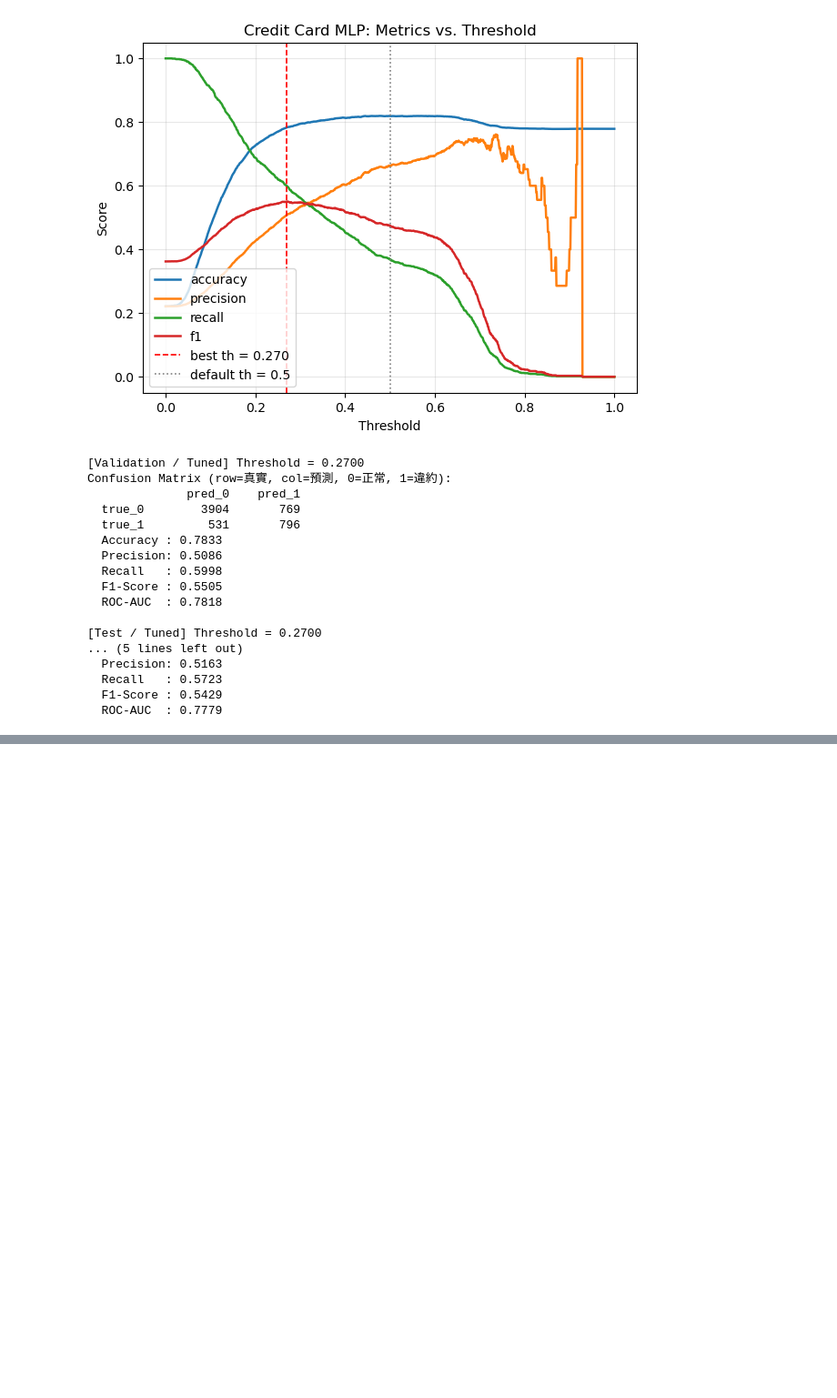
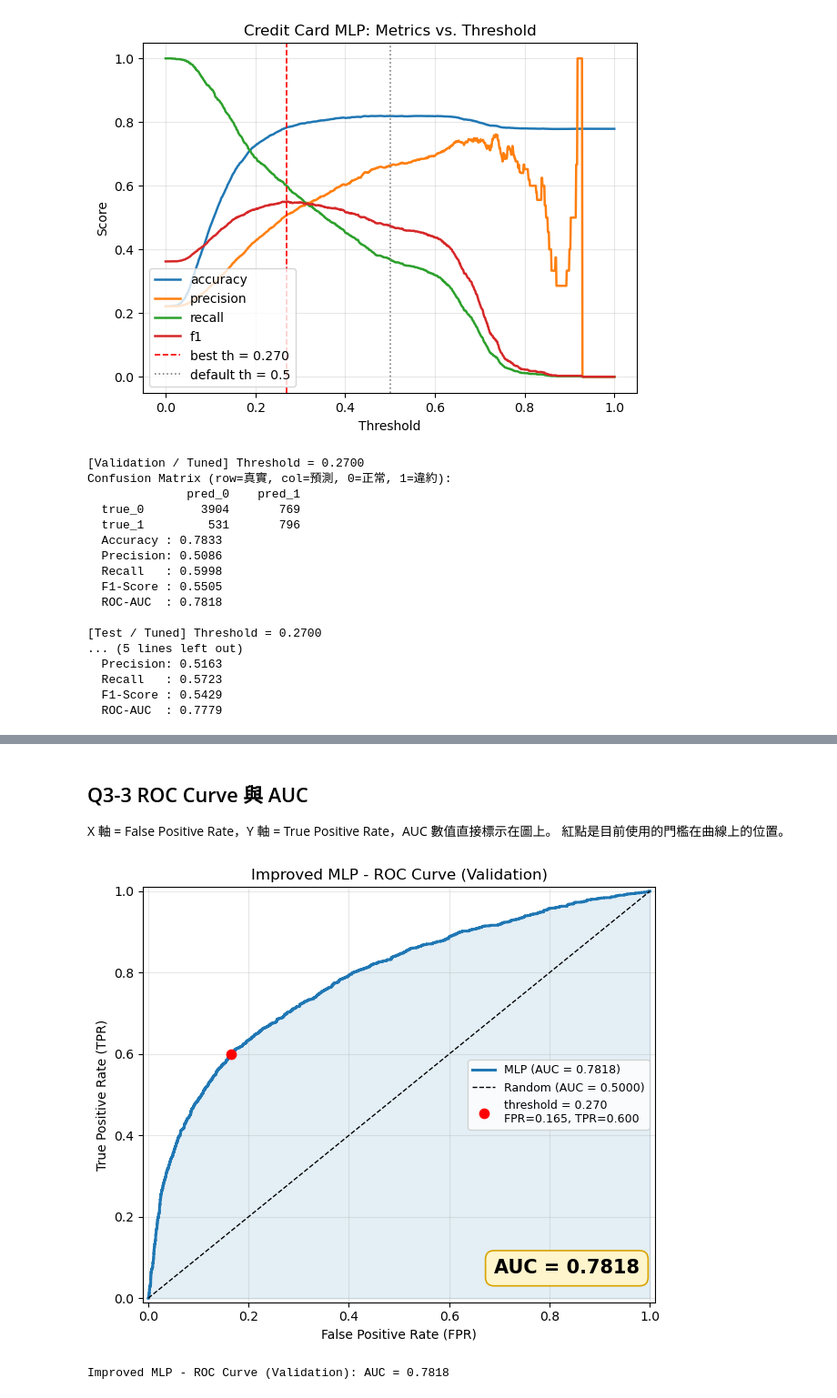
Before and after one commit to Alan93224/MMIP, a Jupyter notebook: week2/main.ipynb, the cells around one changed output, grey strips where cells are left out. Shown at 91% size. Saved outputs shown, nothing was run; the diff lists cells and outputs as text; code cells hidden in the pictures; blank space fills up the shorter version.

```diff
--- a/week2/main.ipynb
+++ b/week2/main.ipynb
@@ -873,0 +899,14 @@ _ = q2.predict_one_sample(model_cc, X_va_s_cc, y_va_cc, feat_names_cc,
+# %% [markdown]
+## Q3-3 ROC Curve 與 AUC
+
+X 軸 = False Positive Rate，Y 軸 = True Positive Rate，AUC 數值直接標示在圖上。
+紅點是目前使用的門檻在曲線上的位置。
+# %%
+auc_q3, fpr_q3, tpr_q3, ths_q3 = q3.plot_roc_curve(
+    y_va_cc, val_scores_q3['prob'].values,
+    title='Improved MLP - ROC Curve (Validation)',
+    mark_threshold=TH_Q3,
+)
+# %% [output]
+[figure, added]
+Improved MLP - ROC Curve (Validation): AUC = 0.7818
```
Also changed, not shown: parts of 20 cells of this notebook, 9 other files.
